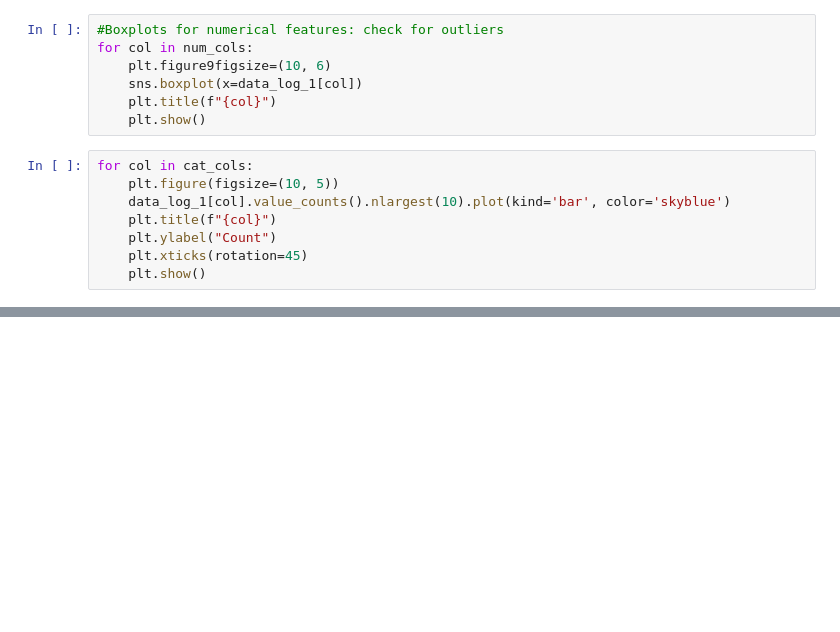
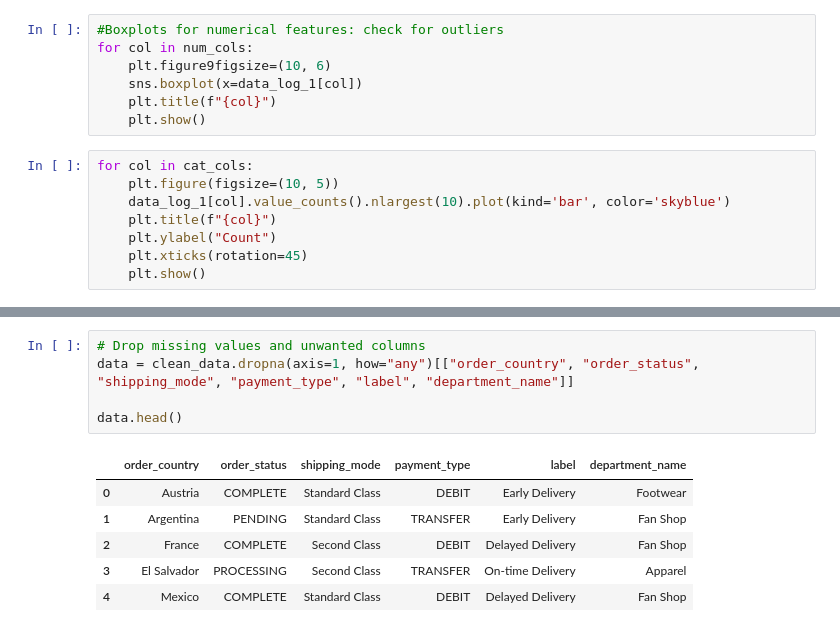
Before and after one commit to princeboateng577/E-Commerce-Logistics-Minimizing-Shipping-Delays, a Jupyter notebook: Notebooks/Univariate_Bivariate.ipynb, the cells around one changed output, grey strips where cells are left out. Cells and saved outputs as stored; diff of their text form; blank space fills up the shorter version.

```diff
--- a/Notebooks/Univariate_Bivariate.ipynb
+++ b/Notebooks/Univariate_Bivariate.ipynb
@@ -53,0 +556,12 @@ for col in cat_cols:
+# %%
+# Drop missing values and unwanted columns
+data = clean_data.dropna(axis=1, how="any")[["order_country", "order_status", "shipping_mode", "payment_type", "label", "department_name"]]
+
+data.head()
+# %% [output]
+|  | order_country | order_status | shipping_mode | payment_type | label | department_name |
+| 0 | Austria | COMPLETE | Standard Class | DEBIT | Early Delivery | Footwear |
+| 1 | Argentina | PENDING | Standard Class | TRANSFER | Early Delivery | Fan Shop |
+| 2 | France | COMPLETE | Second Class | DEBIT | Delayed Delivery | Fan Shop |
+| 3 | El Salvador | PROCESSING | Second Class | TRANSFER | On-time Delivery | Apparel |
+| 4 | Mexico | COMPLETE | Standard Class | DEBIT | Delayed Delivery | Fan Shop |
```
Also changed, not shown: parts of 42 cells of this notebook.
